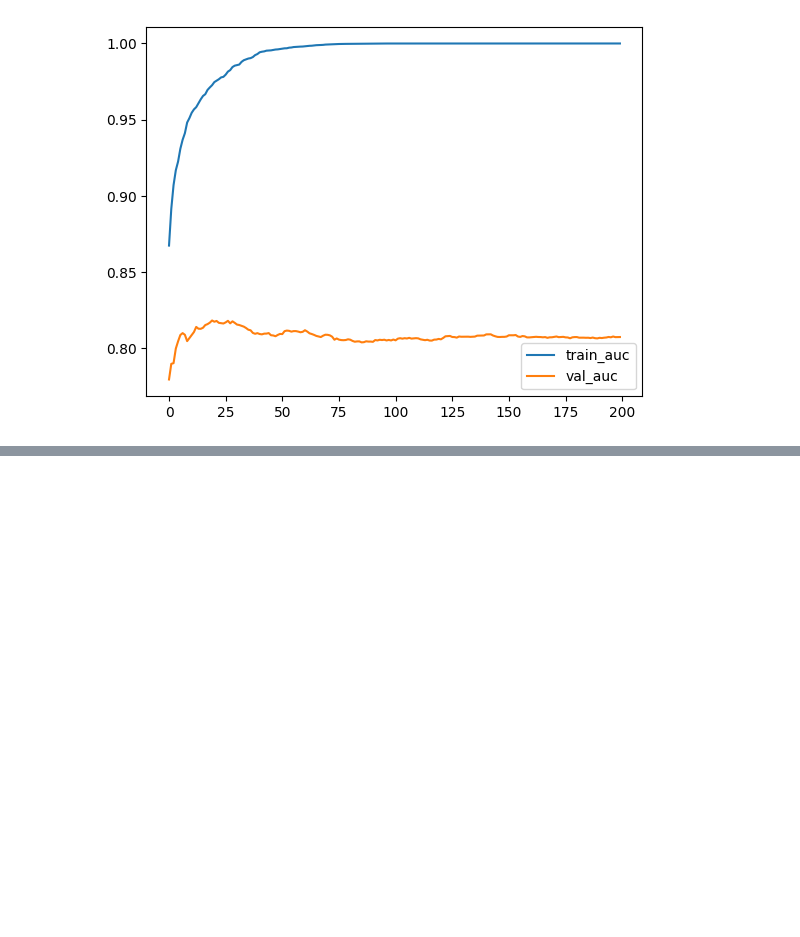
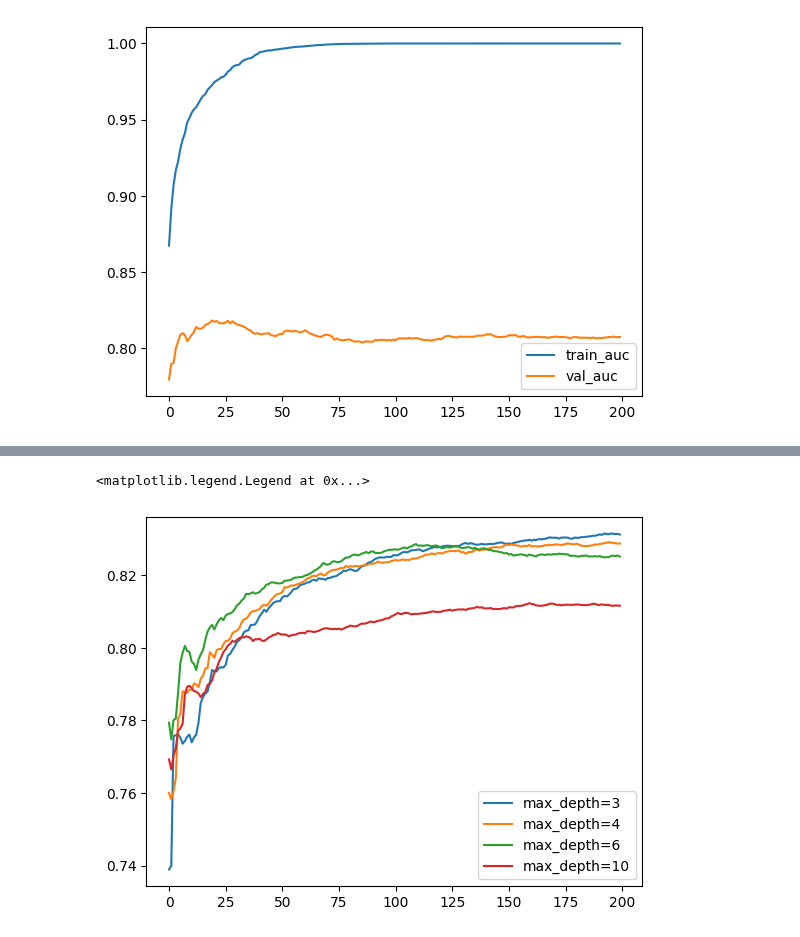
Before and after one commit to aaalexlit/machine-learning-zoomcamp-alex, a Jupyter notebook: 06-decision-trees/decision_trees.ipynb, the cells around one changed output, grey strips where cells are left out. Cells and saved outputs as stored; diff of their text form; code cells hidden in the pictures; blank space fills up the shorter version.

```diff
--- a/06-decision-trees/decision_trees.ipynb
+++ b/06-decision-trees/decision_trees.ipynb
@@ -681,0 +715,11 @@ df_score.plot()
+# %%
+max_depths = [3, 4, 6, 10]
+
+val_scores = {f'max_depth={max_depth}': train_xgboost_model(eta=0.05, max_depth=max_depth) for max_depth in max_depths}
+
+for key, df_score in val_scores.items():
+    plt.plot(range(len(df_score)), df_score.val_auc, label=key)
+plt.legend()
+# %% [output]
+<matplotlib.legend.Legend at 0x...>
+[figure, added]
```
Also changed, not shown: parts of 4 cells of this notebook.
